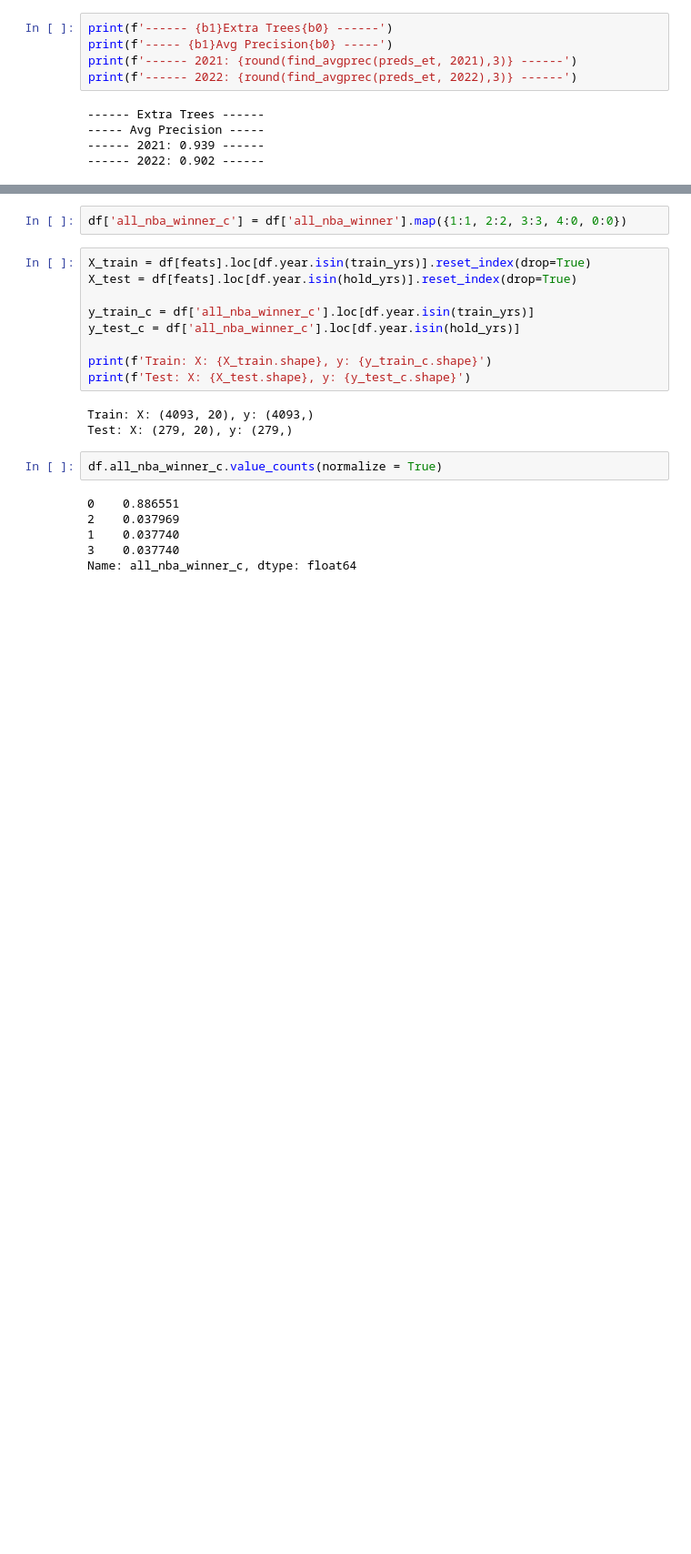
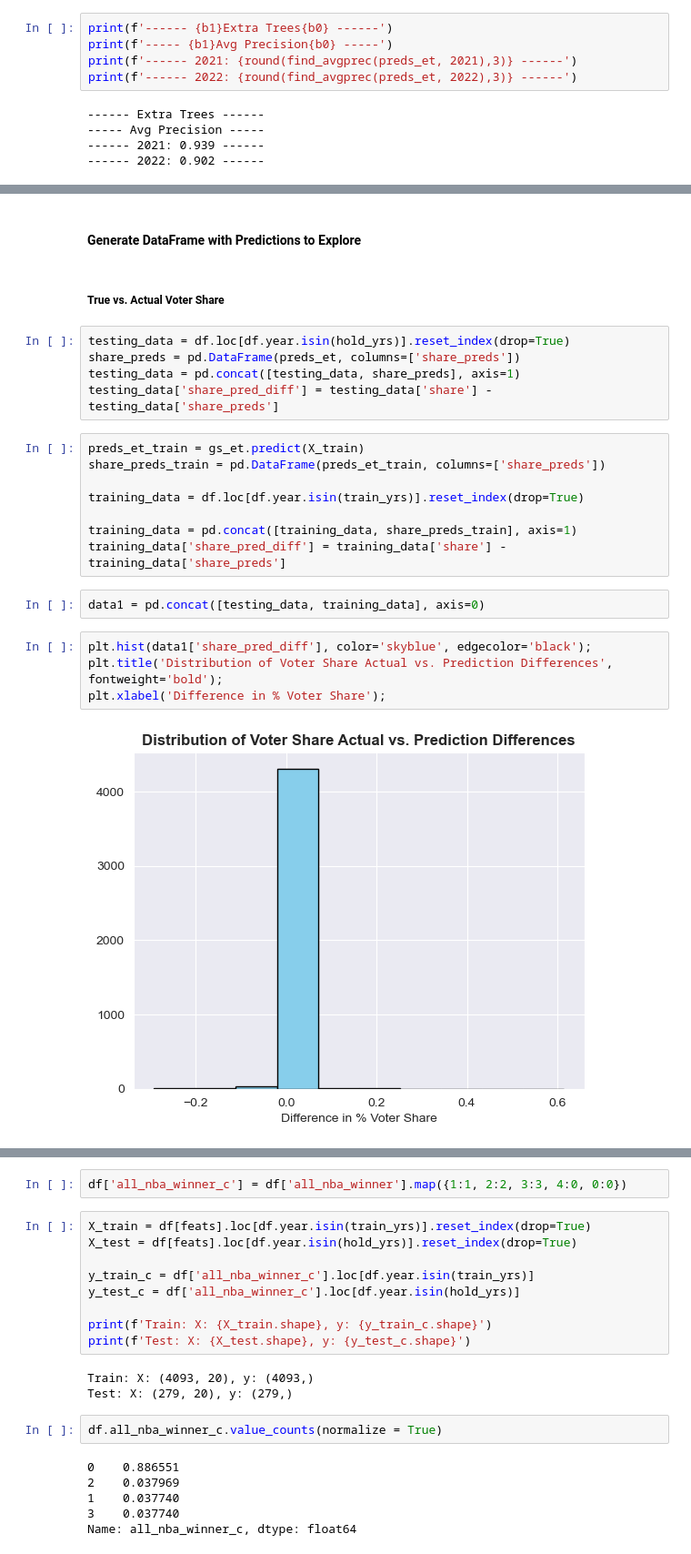
Before and after one commit to farahmalik11/DSI508_Capstone, a Jupyter notebook: code/06_Final_Model_Testing.ipynb, the cells around one changed output, grey strips where cells are left out. Shown at 91% size. Cells and saved outputs as stored; diff of their text form; blank space fills up the shorter version.

```diff
--- a/code/06_Final_Model_Testing.ipynb
+++ b/code/06_Final_Model_Testing.ipynb
@@ -442,0 +452,25 @@ make_viz(preds_et, 2022, 'Extra Trees')
+# %% [markdown]
+#### Generate DataFrame with Predictions to Explore
+# %% [markdown]
+##### True vs. Actual Voter Share
+# %%
+testing_data = df.loc[df.year.isin(hold_yrs)].reset_index(drop=True)
+share_preds = pd.DataFrame(preds_et, columns=['share_preds'])
+testing_data = pd.concat([testing_data, share_preds], axis=1)
+testing_data['share_pred_diff'] = testing_data['share'] - testing_data['share_preds']
+# %%
+preds_et_train = gs_et.predict(X_train)
+share_preds_train = pd.DataFrame(preds_et_train, columns=['share_preds'])
+
+training_data = df.loc[df.year.isin(train_yrs)].reset_index(drop=True)
+
+training_data = pd.concat([training_data, share_preds_train], axis=1)
+training_data['share_pred_diff'] = training_data['share'] - training_data['share_preds']
+# %%
+data1 = pd.concat([testing_data, training_data], axis=0)
+# %%
+plt.hist(data1['share_pred_diff'], color='skyblue', edgecolor='black');
+plt.title('Distribution of Voter Share Actual vs. Prediction Differences', fontweight='bold');
+plt.xlabel('Difference in % Voter Share');
+# %% [output]
+[figure, added]
```
Also changed, not shown: parts of 39 cells of this notebook, 11 other files.
